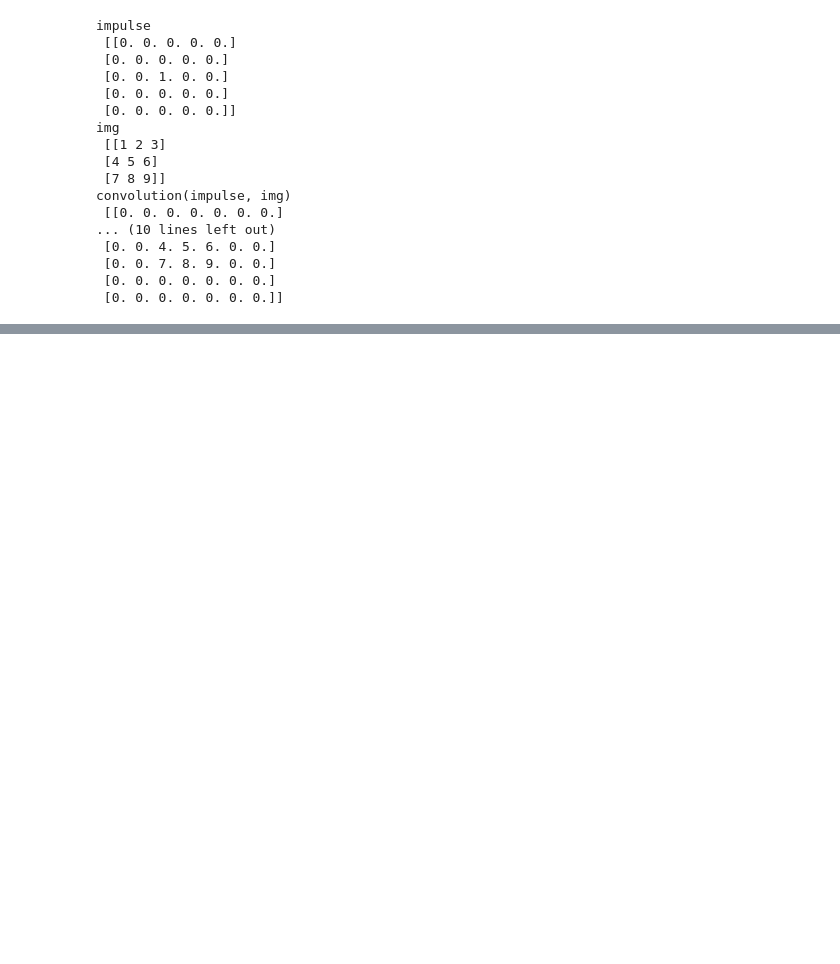
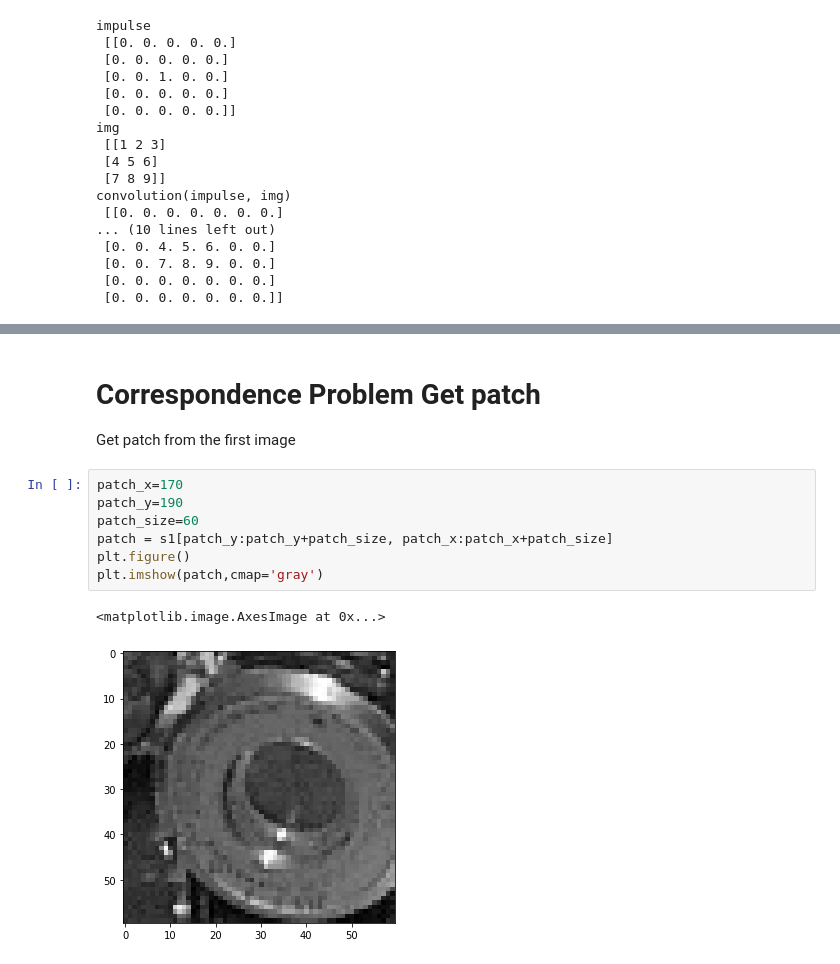
Before and after one commit to AndyPietr/oneComputerVisionNotebook, a Jupyter notebook: ComputerVisionNotebook.ipynb, the cells around one changed output, grey strips where cells are left out. Cells and saved outputs as stored; diff of their text form; blank space fills up the shorter version.

```diff
--- a/ComputerVisionNotebook.ipynb
+++ b/ComputerVisionNotebook.ipynb
@@ -194,0 +289,13 @@ X
+# %% [markdown]
+# Correspondence Problem Get patch
+Get patch from the first image
+# %%
+patch_x=170
+patch_y=190
+patch_size=60
+patch = s1[patch_y:patch_y+patch_size, patch_x:patch_x+patch_size]
+plt.figure()
+plt.imshow(patch,cmap='gray')
+# %% [output]
+<matplotlib.image.AxesImage at 0x...>
+[figure, added]
```
Also changed, not shown: parts of 23 cells of this notebook, 7 other files.
